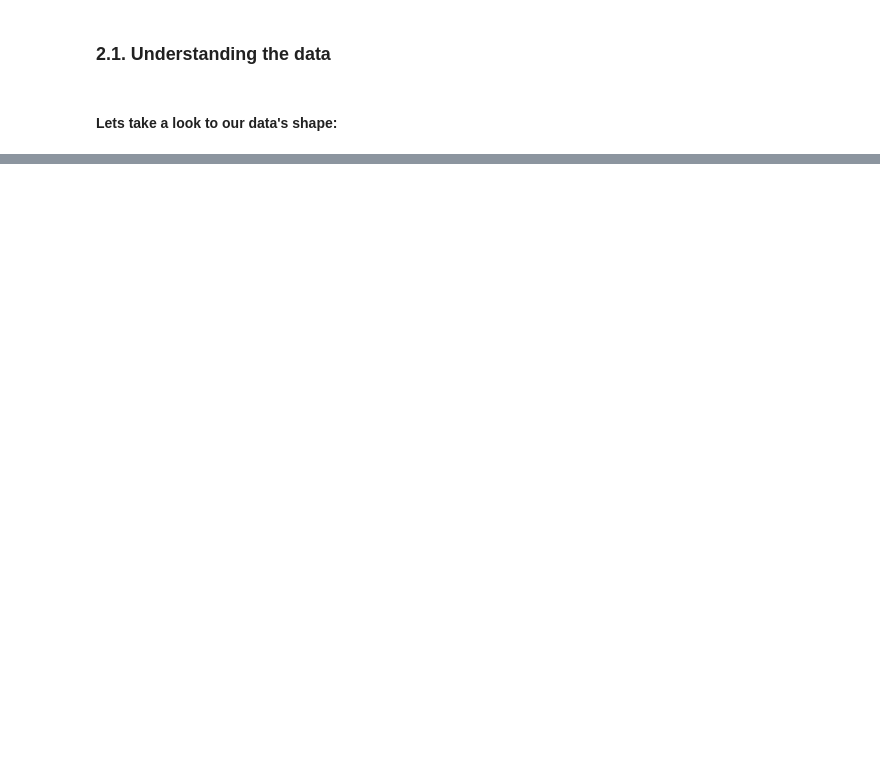
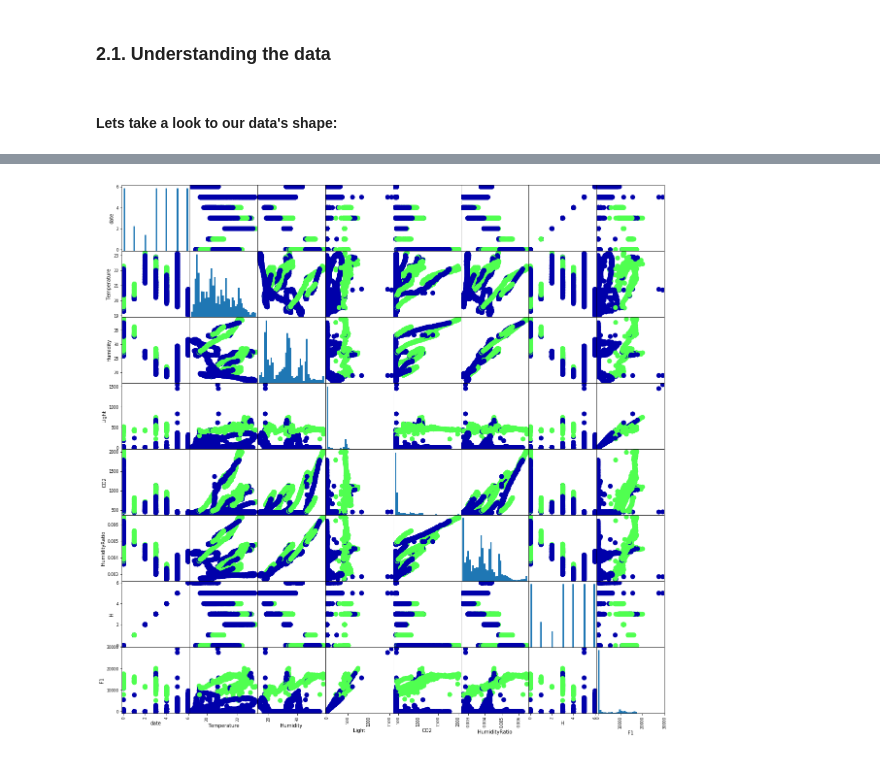
Before and after one commit to emremrah/data-mining-project-1, a Jupyter notebook: DataMiningProject1.ipynb, the cells around one changed output, grey strips where cells are left out. Saved outputs shown, nothing was run; the diff lists cells and outputs as text; code cells hidden in the pictures; blank space fills up the shorter version.

```diff
--- a/DataMiningProject1.ipynb
+++ b/DataMiningProject1.ipynb
@@ -103,15 +111,25 @@ Index(['date', 'Temperature', 'Humidity', 'Light', 'CO2', 'HumidityRatio',
 # %%
 import datetime
+
+train["H"] = train["date"]
+test["H"] = test["date"]
+test2["H"] = test2["date"]
+
+def ch(st):
+    return datetime.datetime.strptime(st, '%Y-%m-%d %H:%M:%S').hour
 
 def dt(st):
     return datetime.datetime.strptime(st, '%Y-%m-%d %H:%M:%S').weekday()
 
 for i, dd in enumerate(train['date']):
+    train.iloc[i, train.columns.get_loc('H')] = ch(train['date'].iloc[i])
     train.iloc[i, train.columns.get_loc('date')] = dt(train['date'].iloc[i])
 
 for i, dd in enumerate(test['date']):
+    test.iloc[i, test.columns.get_loc('H')] = ch(test['date'].iloc[i])
     test.iloc[i, test.columns.get_loc('date')] = dt(test['date'].iloc[i])
 
 for i, dd in enumerate(test2['date']):
+    test2.iloc[i, test2.columns.get_loc('H')] = ch(test2['date'].iloc[i])
     test2.iloc[i, test2.columns.get_loc('date')] = dt(test2['date'].iloc[i])
 # %% [markdown]
@@ -185,0 +214,7 @@ ytrain: [1 1 1 ..., 1 1 1]
+# %%
+datafraöe = pd.DataFrame(xtrain, columns=xtrain)
+pd.plotting.scatter_matrix(xtrain, c = ytrain, figsize = (20,20), marker='o',
+                           hist_kwds={'bins': 40}, s=100, alpha=1, cmap=mglearn.cm3)
+plt.show()
+# %% [output]
+[figure, added]
```
Also changed, not shown: parts of 40 cells of this notebook.
